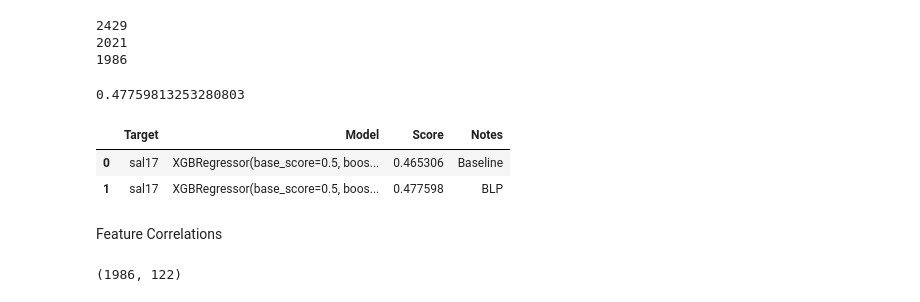
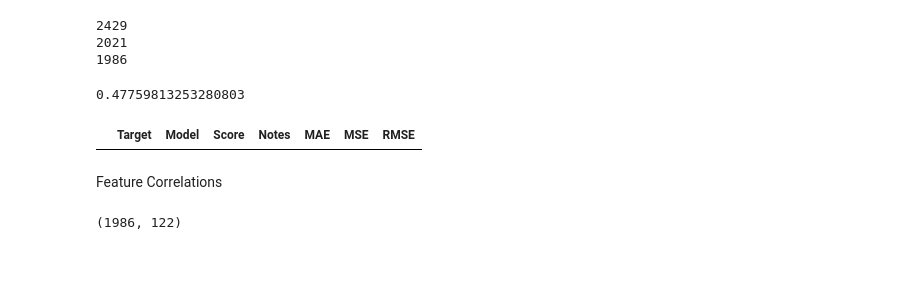
Before and after one commit to NickBDA/footballpredictor, a Jupyter notebook: src/notebooks/REG_EDA.ipynb, the cells around one changed output. Saved outputs shown, nothing was run; the diff lists cells and outputs as text; code cells hidden in the pictures; blank space fills up the shorter version.

```diff
--- a/src/notebooks/REG_EDA.ipynb
+++ b/src/notebooks/REG_EDA.ipynb
@@ -986,6 +997,6 @@ baseline_model.score(X_test, y_test)
 # %% [output]
 0.4653064251071841
 # %%
-models_summary = pd.DataFrame(columns=["Target", "Model", "Score", "Notes"])
+models_summary = pd.DataFrame(columns=["Target", "Model", "Score", "Notes", "MAE", "MSE", "RMSE"])
 # %%
 #Target untouched re imputation. All NaN and zero target values dropped. Other NaN values untouched.
@@ -1079,12 +1089,10 @@ xgb_reg.score(X_test, y_test)
 df.to_csv('../data/processed/regcleanplus.csv')
 # %%
 #Baseline plus imputed target figures. Rest of NaN values untouched.
-save_results(xgb_reg, 'BLP')
+#save_results(xgb_reg, 'BLP')
 models_summary
 # %% [output]
-|  | Target | Model | Score | Notes |
-| 0 | sal17 | XGBRegressor(base_score=0.5, boos... | 0.465306 | Baseline |
-| 1 | sal17 | XGBRegressor(base_score=0.5, boos... | 0.477598 | BLP |
+|  | Target | Model | Score | Notes | MAE | MSE | RMSE |
 # %% [markdown]
 Feature Correlations
 # %%
```
Also changed, not shown: parts of 27 cells of this notebook, 4 other files.
